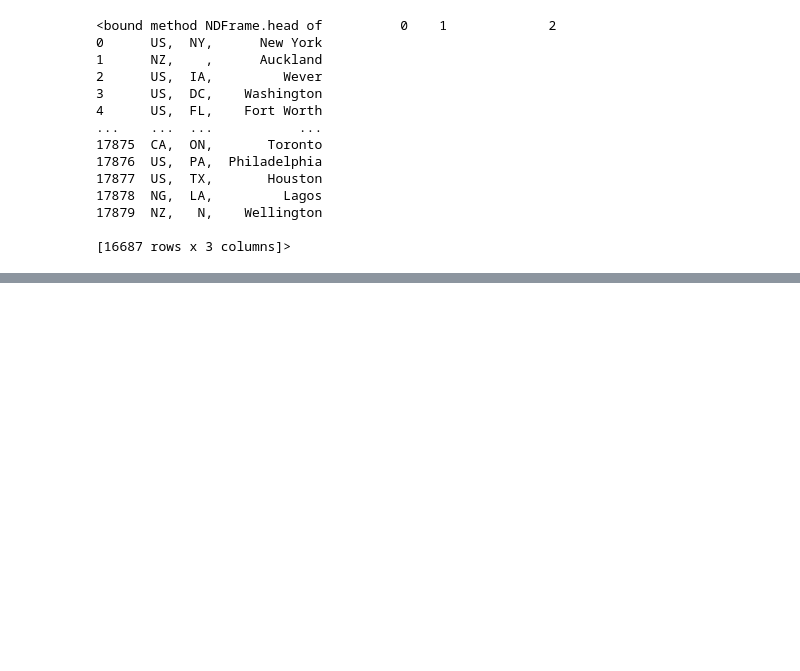
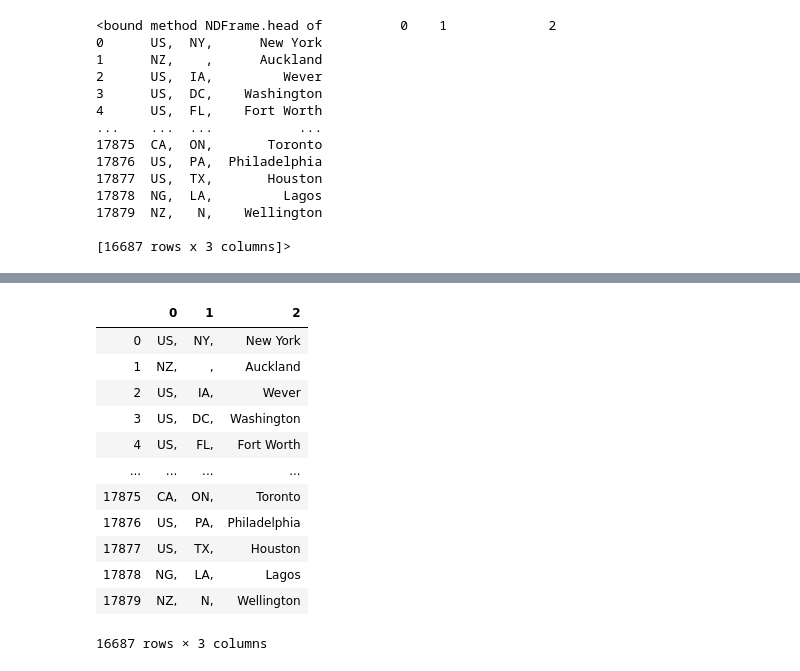
Before and after one commit to zorro191/Project-1---Group-5-, a Jupyter notebook: Untitled.ipynb, the cells around one changed output, grey strips where cells are left out. Drawn from its saved outputs; the diff is of its cells as text; code cells hidden in the pictures; blank space fills up the shorter version.

```diff
--- a/Untitled.ipynb
+++ b/Untitled.ipynb
@@ -62,0 +85,16 @@ df2.head
+# %%
+df2
+# %% [output]
+|  | 0 | 1 | 2 |
+| 0 | US, | NY, | New York |
+| 1 | NZ, | , | Auckland |
+| 2 | US, | IA, | Wever |
+| 3 | US, | DC, | Washington |
+| 4 | US, | FL, | Fort Worth |
+| ... | ... | ... | ... |
+| 17875 | CA, | ON, | Toronto |
+| 17876 | US, | PA, | Philadelphia |
+| 17877 | US, | TX, | Houston |
+| 17878 | NG, | LA, | Lagos |
+| 17879 | NZ, | N, | Wellington |
+16687 rows × 3 columns
```
Also changed, not shown: parts of 10 cells of this notebook.
